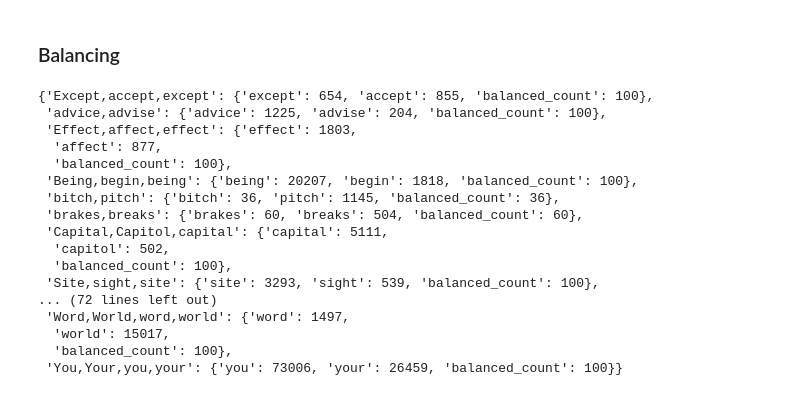
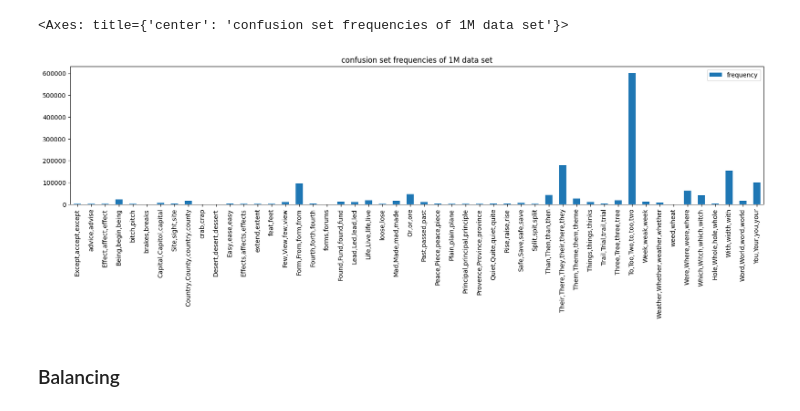
Before and after one commit to zesch/rwse-experiments, a Jupyter notebook: experiments/word_statistics.ipynb, the cells around one changed output. Drawn from its saved outputs; the diff is of its cells as text; code cells hidden in the pictures.

```diff
--- a/experiments/word_statistics.ipynb
+++ b/experiments/word_statistics.ipynb
@@ -87,40 +81,9 @@ temp_df
+# %%
+df_1M = collect_confusion_set_frequencies(temp_df, confusion_set_strings)
+df_1M['frequency %'] = df_1M['frequency'].apply(lambda x: x / df_1M['frequency'].max())
+df_1M.plot(y='frequency', kind="bar", figsize=(20,4), title="confusion set frequencies of 1M data set")
+# %% [output]
+<Axes: title={'center': 'confusion set frequencies of 1M data set'}>
+[figure, added]
 # %% [markdown]
 ### Balancing
-# %%
-word_frequencies = pd.read_csv('output/report_word_statistics_1M_23.csv', index_col=0)
-
-confusion_set_dict = dict()
-with open('input/confusion_sets_modified.csv', 'r') as f:
-    word_list = []
-    for line in f.readlines():
-        key = line.strip()
-        items = [item.lower() for item in key.split(',')]
-        confusion_set_dict[key] = {item:int(word_frequencies['frequency'][item]) for item in items}
-        confusion_set_dict[key]['balanced_count'] = min(100, int(min(word_frequencies['frequency'][item] for item in items)))
-
-file_name = 'output/report_word_statistics_balanced.csv'
-
-if not os.path.isfile(file_name):
-    with open(file_name, 'w') as f:
-        for key, value in confusion_set_dict.items():
-            print(f"{key};{value['balanced_count']}", file=f)
-
-confusion_set_dict
-# %% [output]
-{'Except,accept,except': {'except': 654, 'accept': 855, 'balanced_count': 100},
- 'advice,advise': {'advice': 1225, 'advise': 204, 'balanced_count': 100},
- 'Effect,affect,effect': {'effect': 1803,
-  'affect': 877,
-  'balanced_count': 100},
- 'Being,begin,being': {'being': 20207, 'begin': 1818, 'balanced_count': 100},
- 'bitch,pitch': {'bitch': 36, 'pitch': 1145, 'balanced_count': 36},
- 'brakes,breaks': {'brakes': 60, 'breaks': 504, 'balanced_count': 60},
- 'Capital,Capitol,capital': {'capital': 5111,
-  'capitol': 502,
-  'balanced_count': 100},
- 'Site,sight,site': {'site': 3293, 'sight': 539, 'balanced_count': 100},
-... (72 lines left out)
- 'Word,World,word,world': {'word': 1497,
-  'world': 15017,
-  'balanced_count': 100},
- 'You,Your,you,your': {'you': 73006, 'your': 26459, 'balanced_count': 100}}
```
Also changed, not shown: parts of 18 cells of this notebook, 7 other files.
